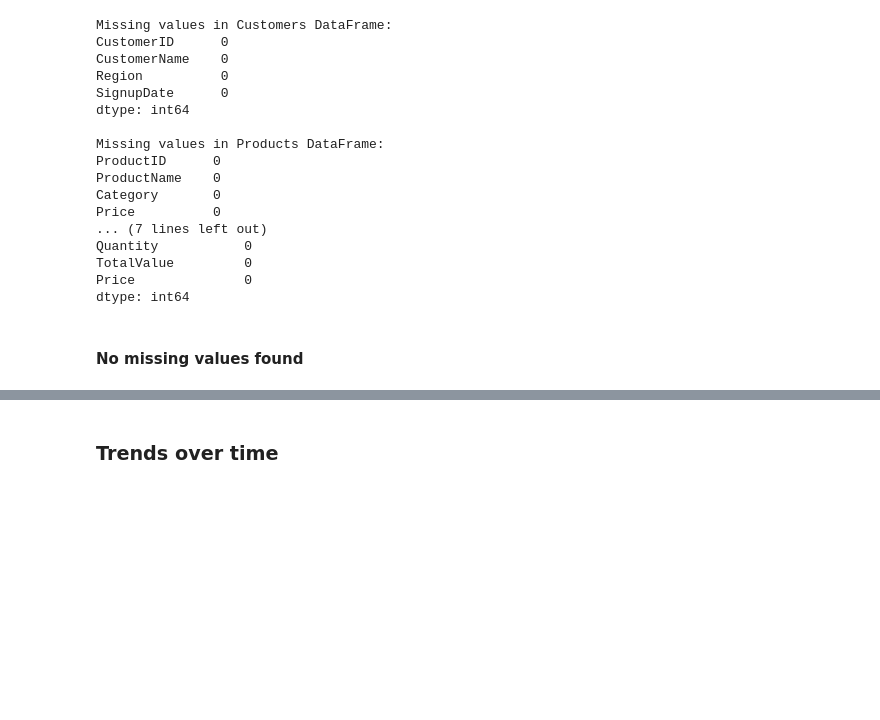
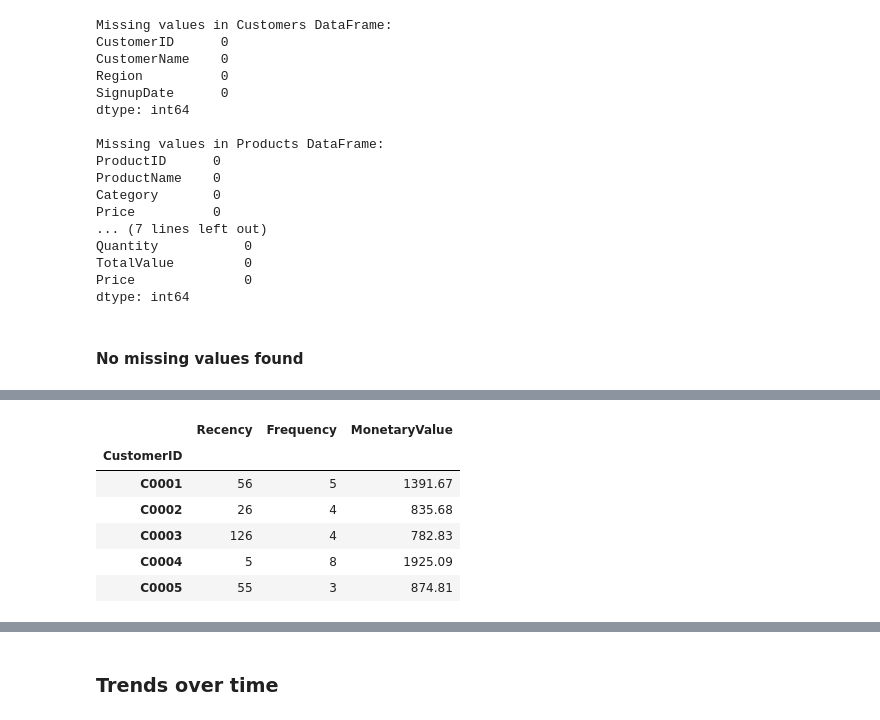
Before and after one commit to TejasShinkar12/eCommerce-Transactions-Analysis-and-Customer-Segmentation, a Jupyter notebook: notebooks/EDA.ipynb, the cells around one changed output, grey strips where cells are left out. Drawn from its saved outputs; the diff is of its cells as text; code cells hidden in the pictures; blank space fills up the shorter version.

```diff
--- a/notebooks/EDA.ipynb
+++ b/notebooks/EDA.ipynb
@@ -45,0 +64,4 @@ transactions_df.head()
+# %%
+# convert SignupDate to datetime format
+customers_df['SignupDate'] = pd.to_datetime(customers_df['SignupDate'])
+customers_df['SignupDate'].head()
@@ -162,0 +266,15 @@ Name: TransactionDate, dtype: datetime64[ns]
+# %%
+# rename columns
+rfm = rfm.rename(columns={'TransactionDate': 'Recency',
+                          'TransactionID': 'Frequency',
+                          'Price': 'MonetaryValue'}, inplace=False)
+
+rfm.head()
+# %% [output]
+|  | Recency | Frequency | MonetaryValue |
+| CustomerID |  |  |  |
+| C0001 | 56 | 5 | 1391.67 |
+| C0002 | 26 | 4 | 835.68 |
+| C0003 | 126 | 4 | 782.83 |
+| C0004 | 5 | 8 | 1925.09 |
+| C0005 | 55 | 3 | 874.81 |
```
Also changed, not shown: parts of 39 cells of this notebook, 1 other file.
